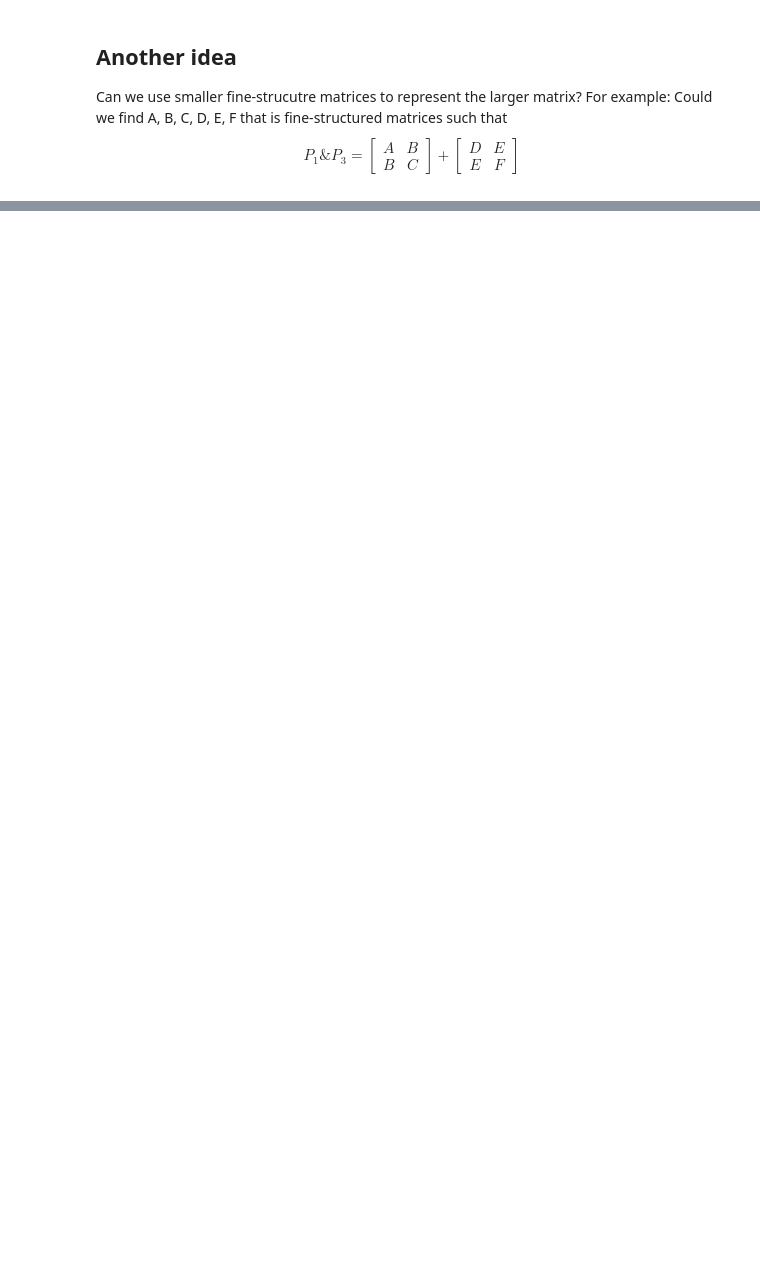
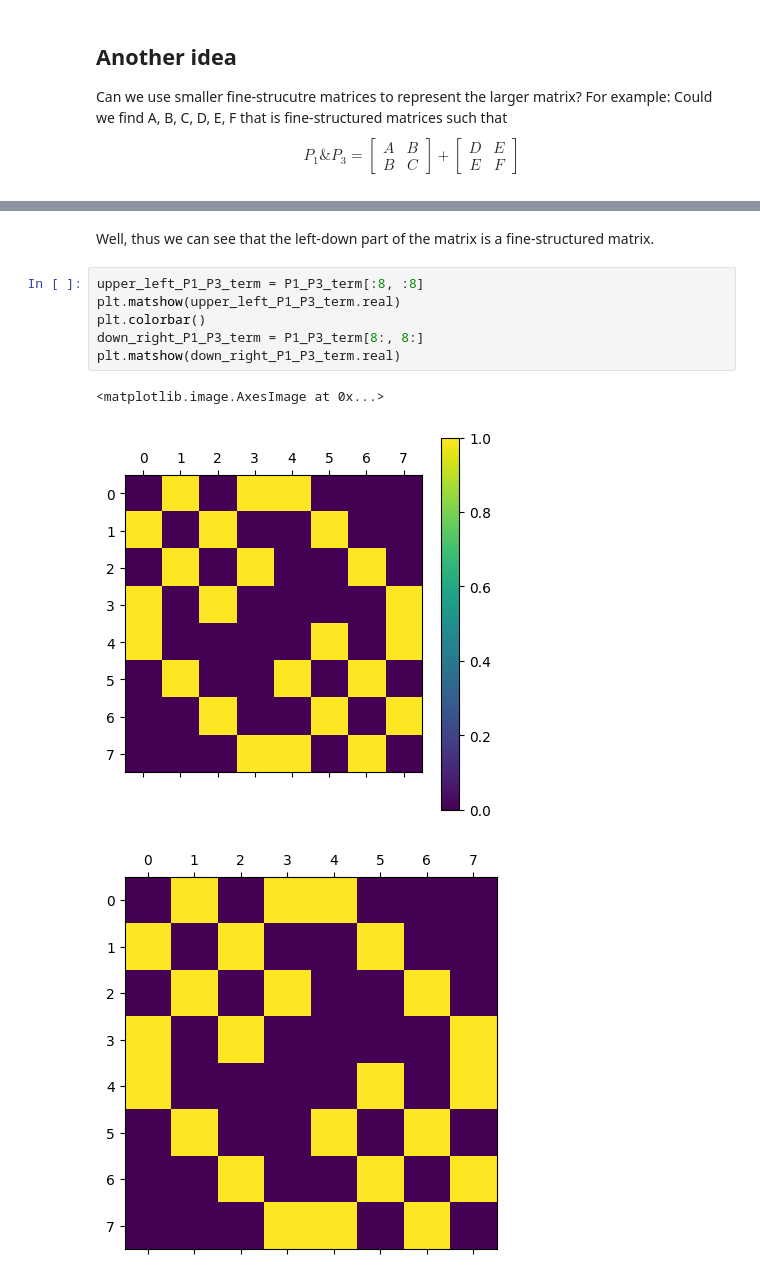
Before and after one commit to ElonZhengUofT/Quantum, a Jupyter notebook: 2D_Laplacian/2_D_Laplacian_by_Tensor_summation.ipynb, the cells around one changed output, grey strips where cells are left out. Drawn from its saved outputs; the diff is of its cells as text; blank space fills up the shorter version.

```diff
--- a/2D_Laplacian/2_D_Laplacian_by_Tensor_summation.ipynb
+++ b/2D_Laplacian/2_D_Laplacian_by_Tensor_summation.ipynb
@@ -281,0 +374,12 @@ $$
+# %% [markdown]
+Well, thus we can see that the left-down part of the matrix is a fine-structured matrix.
+# %%
+upper_left_P1_P3_term = P1_P3_term[:8, :8]
+plt.matshow(upper_left_P1_P3_term.real)
+plt.colorbar()
+down_right_P1_P3_term = P1_P3_term[8:, 8:]
+plt.matshow(down_right_P1_P3_term.real)
+# %% [output]
+<matplotlib.image.AxesImage at 0x...>
+[figure, added]
+[figure, added]
```
Also changed, not shown: parts of 40 cells of this notebook.
